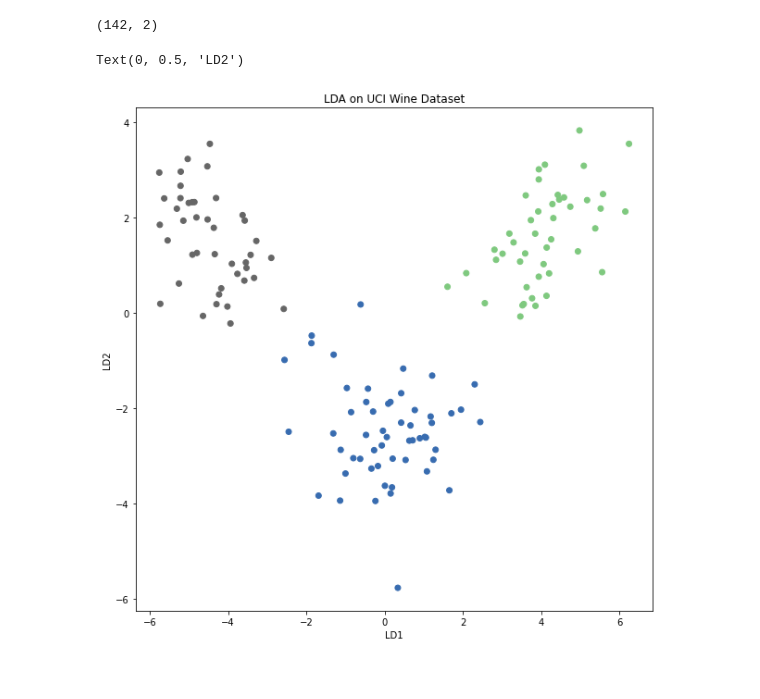
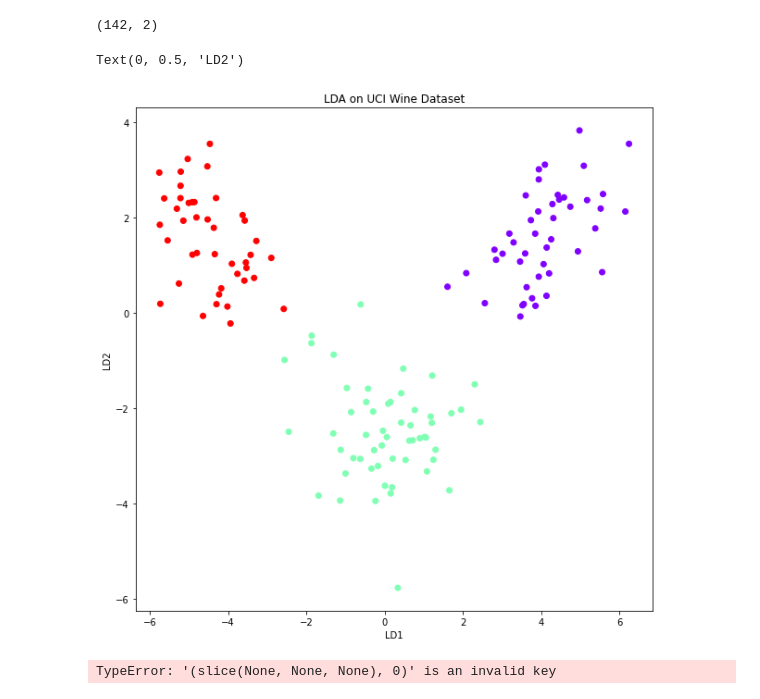
Before and after one commit to CodingPenguin1/Data-Analysis, a Jupyter notebook: supervised/wine_lda.ipynb, the cells around one changed output. Drawn from its saved outputs; the diff is of its cells as text; code cells hidden in the pictures.

Commit message:
Attempted to plot decision boundaries

```diff
--- a/supervised/wine_lda.ipynb
+++ b/supervised/wine_lda.ipynb
@@ -68,10 +68,34 @@ print(x.shape)
 (142, 2)
 # %%
 plt.figure(figsize=(10, 10))
-scatter = plt.scatter(x['LD1'], x['LD2'], c=y_train, cmap='Accent')
+scatter = plt.scatter(x['LD1'], x['LD2'], c=y_train, cmap='rainbow')
 plt.title('LDA on UCI Wine Dataset')
 plt.xlabel('LD1')
 plt.ylabel('LD2')
 # %% [output]
 Text(0, 0.5, 'LD2')
-[figure, old version]
+[figure, new version]
+# %%
+# This is the only code I could find for plotting decision boundaries, and idk how it's supposed to work
+# https://www.analyticsvidhya.com/blog/2021/08/a-brief-introduction-to-linear-discriminant-analysis/
+
+min1, max1 = x[:, 0].min() - 1, x[:, 0].max() + 1
+min2, max2 = x[:, 1].min() - 1, x[:, 1].max() + 1
+x1grid = np.arange(min1, max1, 0.1)
+x2grid = np.arange(min2, max2, 0.1)
+xx, yy = np.meshgrid(x1grid, x2grid)
+r1, r2 = xx.flatten(), yy.flatten()
+r1, r2 = r1.reshape((len(r1), 1)), r2.reshape((len(r2), 1))
+grid = np.hstack((r1, r2))
+
+model = LDA()
+model.fit(x, y)
+yhat = model.predict(grid)
+zz = yhat.reshape(xx.shape)
+plt.contourf(xx, yy, zz, cmap='Accent')
+
+for class_value in range(3):
+    row_ix = np.where(y == class_value)
+    plt.scatter(x[row_ix, 0], x[row_ix, 1])
+# %% [output]
+TypeError: '(slice(None, None, None), 0)' is an invalid key
```
